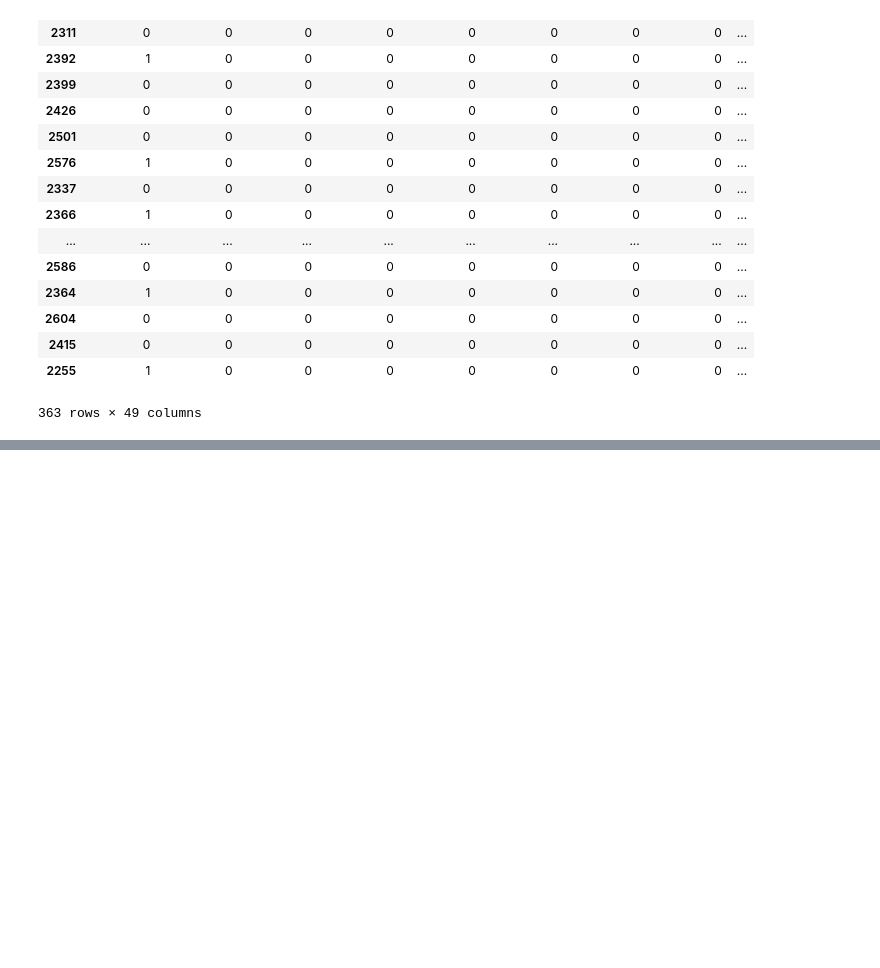
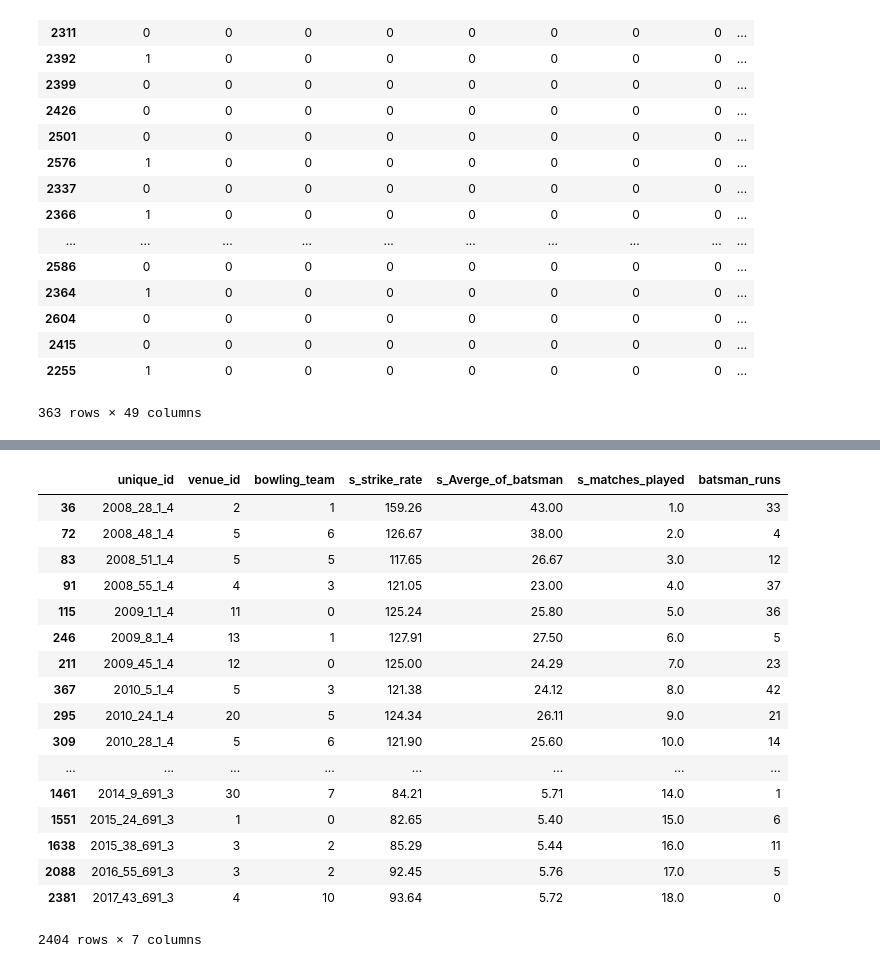
Before and after one commit to venugopalshetty1/datahackIPL, a Jupyter notebook: Untitled3.ipynb, the cells around one changed output, grey strips where cells are left out. Cells and saved outputs as stored; diff of their text form; code cells hidden in the pictures; blank space fills up the shorter version.

```diff
--- a/Untitled3.ipynb
+++ b/Untitled3.ipynb
@@ -761,0 +775,22 @@ plt.show()
+# %%
+del final_score_card_2nd_inn['batting_team']
+final_score_card_2nd_inn
+# %% [output]
+|  | unique_id | venue_id | bowling_team | s_strike_rate | s_Averge_of_batsman | s_matches_played | batsman_runs |
+| 36 | 2008_28_1_4 | 2 | 1 | 159.26 | 43.00 | 1.0 | 33 |
+| 72 | 2008_48_1_4 | 5 | 6 | 126.67 | 38.00 | 2.0 | 4 |
+| 83 | 2008_51_1_4 | 5 | 5 | 117.65 | 26.67 | 3.0 | 12 |
+| 91 | 2008_55_1_4 | 4 | 3 | 121.05 | 23.00 | 4.0 | 37 |
+| 115 | 2009_1_1_4 | 11 | 0 | 125.24 | 25.80 | 5.0 | 36 |
+| 246 | 2009_8_1_4 | 13 | 1 | 127.91 | 27.50 | 6.0 | 5 |
+| 211 | 2009_45_1_4 | 12 | 0 | 125.00 | 24.29 | 7.0 | 23 |
+| 367 | 2010_5_1_4 | 5 | 3 | 121.38 | 24.12 | 8.0 | 42 |
+| 295 | 2010_24_1_4 | 20 | 5 | 124.34 | 26.11 | 9.0 | 21 |
+| 309 | 2010_28_1_4 | 5 | 6 | 121.90 | 25.60 | 10.0 | 14 |
+| ... | ... | ... | ... | ... | ... | ... | ... |
+| 1461 | 2014_9_691_3 | 30 | 7 | 84.21 | 5.71 | 14.0 | 1 |
+| 1551 | 2015_24_691_3 | 1 | 0 | 82.65 | 5.40 | 15.0 | 6 |
+| 1638 | 2015_38_691_3 | 3 | 2 | 85.29 | 5.44 | 16.0 | 11 |
+| 2088 | 2016_55_691_3 | 3 | 2 | 92.45 | 5.76 | 17.0 | 5 |
+| 2381 | 2017_43_691_3 | 4 | 10 | 93.64 | 5.72 | 18.0 | 0 |
+2404 rows × 7 columns
```
Also changed, not shown: parts of 53 cells of this notebook.
